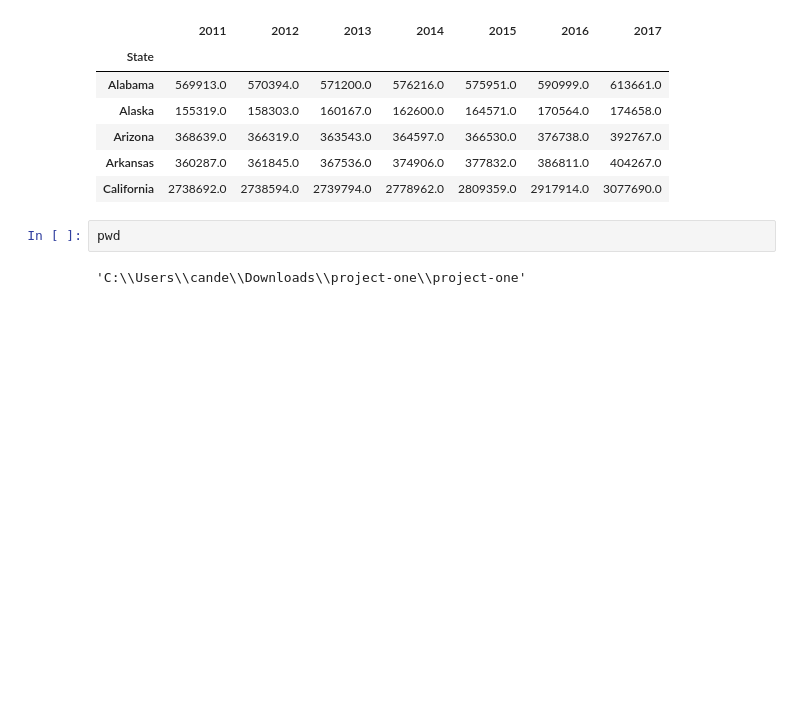
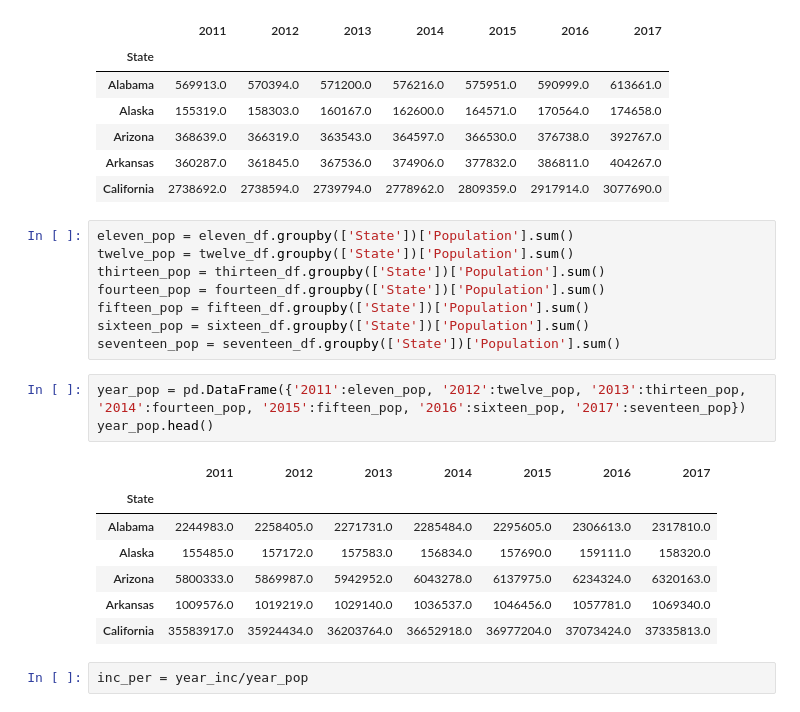
Before and after one commit to BrianMcLane/Opioid_Deaths_In_USA, a Jupyter notebook: project-one/flamingos-CA-sat 7.ipynb, the cells around one changed output. Saved outputs shown, nothing was run; the diff lists cells and outputs as text; blank space fills up the shorter version.

```diff
--- a/project-one/flamingos-CA-sat 7.ipynb
+++ b/project-one/flamingos-CA-sat 7.ipynb
@@ -348,6 +348,23 @@ year_inc.head()
 | Arkansas | 360287.0 | 361845.0 | 367536.0 | 374906.0 | 377832.0 | 386811.0 | 404267.0 |
 | California | 2738692.0 | 2738594.0 | 2739794.0 | 2778962.0 | 2809359.0 | 2917914.0 | 3077690.0 |
 # %%
-pwd
+eleven_pop = eleven_df.groupby(['State'])['Population'].sum()
+twelve_pop = twelve_df.groupby(['State'])['Population'].sum()
+thirteen_pop = thirteen_df.groupby(['State'])['Population'].sum()
+fourteen_pop = fourteen_df.groupby(['State'])['Population'].sum()
+fifteen_pop = fifteen_df.groupby(['State'])['Population'].sum()
+sixteen_pop = sixteen_df.groupby(['State'])['Population'].sum()
+seventeen_pop = seventeen_df.groupby(['State'])['Population'].sum()
-# %% [output]
-'C:\\Users\\cande\\Downloads\\project-one\\project-one'
+# %%
+year_pop = pd.DataFrame({'2011':eleven_pop, '2012':twelve_pop, '2013':thirteen_pop, '2014':fourteen_pop, '2015':fifteen_pop, '2016':sixteen_pop, '2017':seventeen_pop})
+year_pop.head()
+# %% [output]
+|  | 2011 | 2012 | 2013 | 2014 | 2015 | 2016 | 2017 |
+| State |  |  |  |  |  |  |  |
+| Alabama | 2244983.0 | 2258405.0 | 2271731.0 | 2285484.0 | 2295605.0 | 2306613.0 | 2317810.0 |
+| Alaska | 155485.0 | 157172.0 | 157583.0 | 156834.0 | 157690.0 | 159111.0 | 158320.0 |
+| Arizona | 5800333.0 | 5869987.0 | 5942952.0 | 6043278.0 | 6137975.0 | 6234324.0 | 6320163.0 |
+| Arkansas | 1009576.0 | 1019219.0 | 1029140.0 | 1036537.0 | 1046456.0 | 1057781.0 | 1069340.0 |
+| California | 35583917.0 | 35924434.0 | 36203764.0 | 36652918.0 | 36977204.0 | 37073424.0 | 37335813.0 |
+# %%
+inc_per = year_inc/year_pop
```
Also changed, not shown: parts of 2 cells of this notebook.
